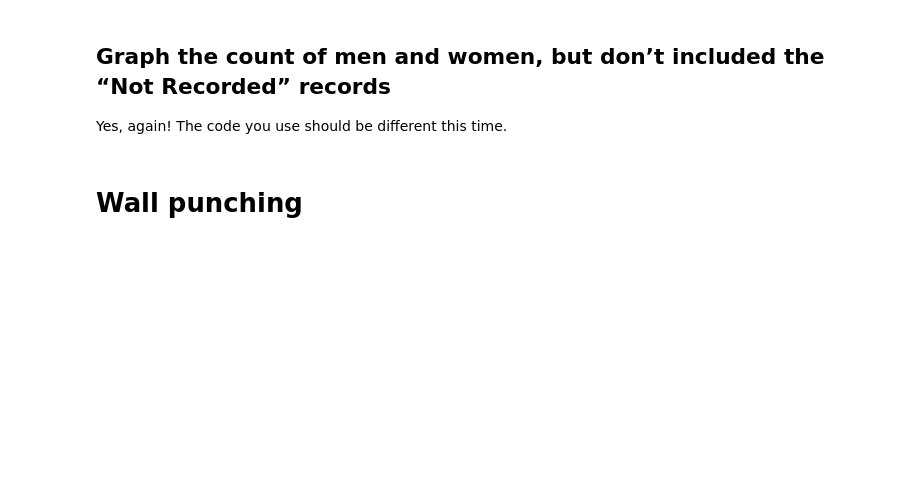
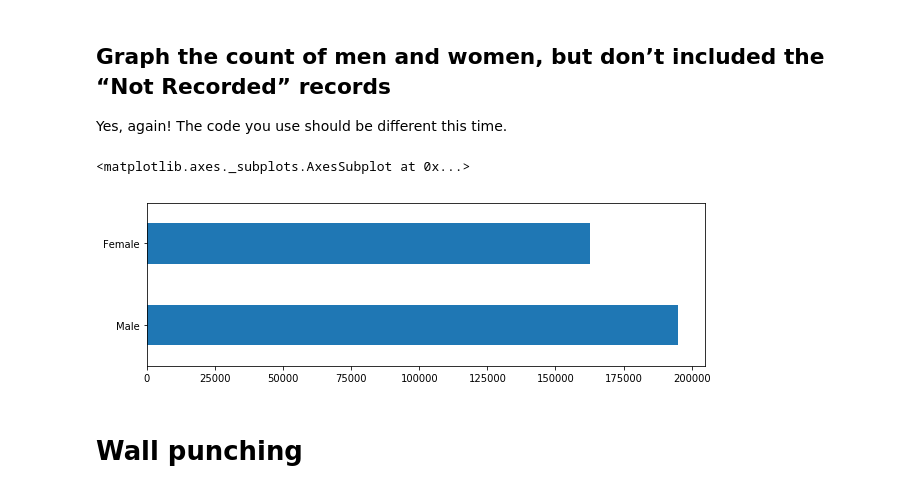
Before and after one commit to simon-pinkmartini/foundations, a Jupyter notebook: class-09/NEISS - Question Set C.ipynb, the cells around one changed output. Cells and saved outputs as stored; diff of their text form; code cells hidden in the pictures; blank space fills up the shorter version.

```diff
--- a/class-09/NEISS - Question Set C.ipynb
+++ b/class-09/NEISS - Question Set C.ipynb
@@ -54,10 +138,17 @@ Refer to page 7 of the column definitions file.
 ## "Not recorded" seems silly - change it to be `NaN` instead
 
 Don't use `na_values` for this.
+# %%
+df.sex.replace("Unknown", np.nan, inplace=True)
 # %% [markdown]
 ## Graph the count of men and women, but don’t included the “Not Recorded” records
 
 Yes, again! The code you use should be different this time.
+# %%
+df.sex.value_counts().plot(kind="barh", figsize=(10,3))
+# %% [output]
+<matplotlib.axes._subplots.AxesSubplot at 0x...>
+[figure, added]
 # %% [markdown]
 # Wall punching
 # %% [markdown]
```
Also changed, not shown: parts of 38 cells of this notebook, 13 other files.
